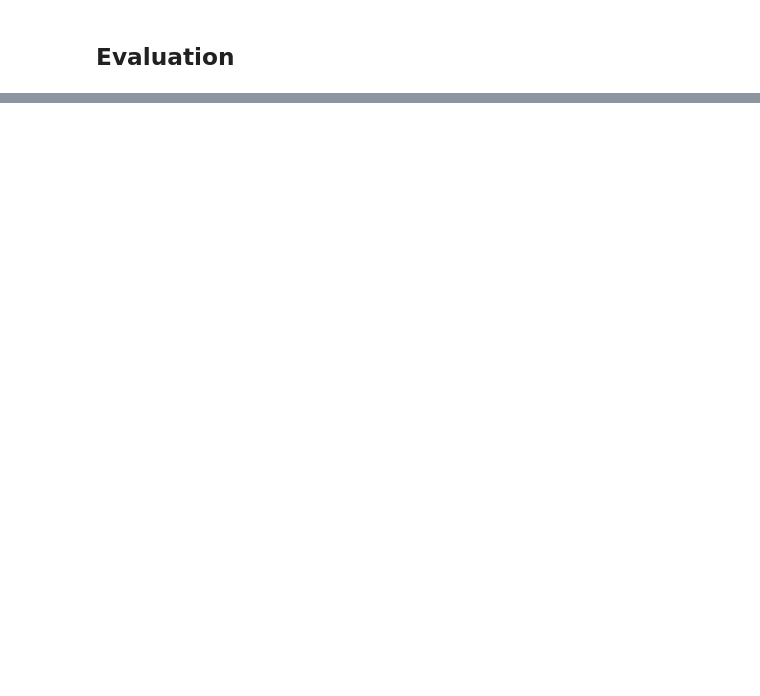
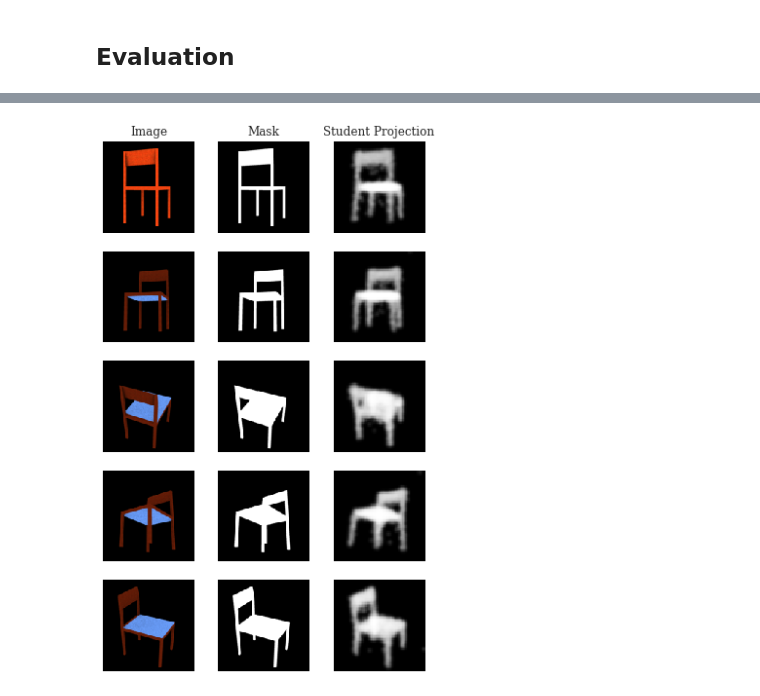
Before and after one commit to puhsu/point-clouds, a Jupyter notebook: point_clouds.ipynb, the cells around one changed output, grey strips where cells are left out. Cells and saved outputs as stored; diff of their text form; code cells hidden in the pictures; blank space fills up the shorter version.

```diff
--- a/point_clouds.ipynb
+++ b/point_clouds.ipynb
@@ -913,0 +958,17 @@ JVisualizer with 1 geometries
+# %%
+data = DataBunch(path="data", batch_size=2, camera=False)
+model = UnsupervisedModel()
+
+checkpoint = torch.load("chairs_unsupervised/models/model_91000.pth", map_location="cpu")
+model.load_state_dict(checkpoint["model"])
+adjust_params(model, 91/130)
+# %%
+imgs, poses, masks = data.train_ds[1]
+# %%
+model.eval();
+proj, student = model(imgs[4].unsqueeze(0), poses)
+proj = proj.cpu().detach()
+# %%
+eval_mode_figure(proj, poses, masks, "chairs")
+# %% [output]
+[figure, added]
```
Also changed, not shown: parts of 59 cells of this notebook.
